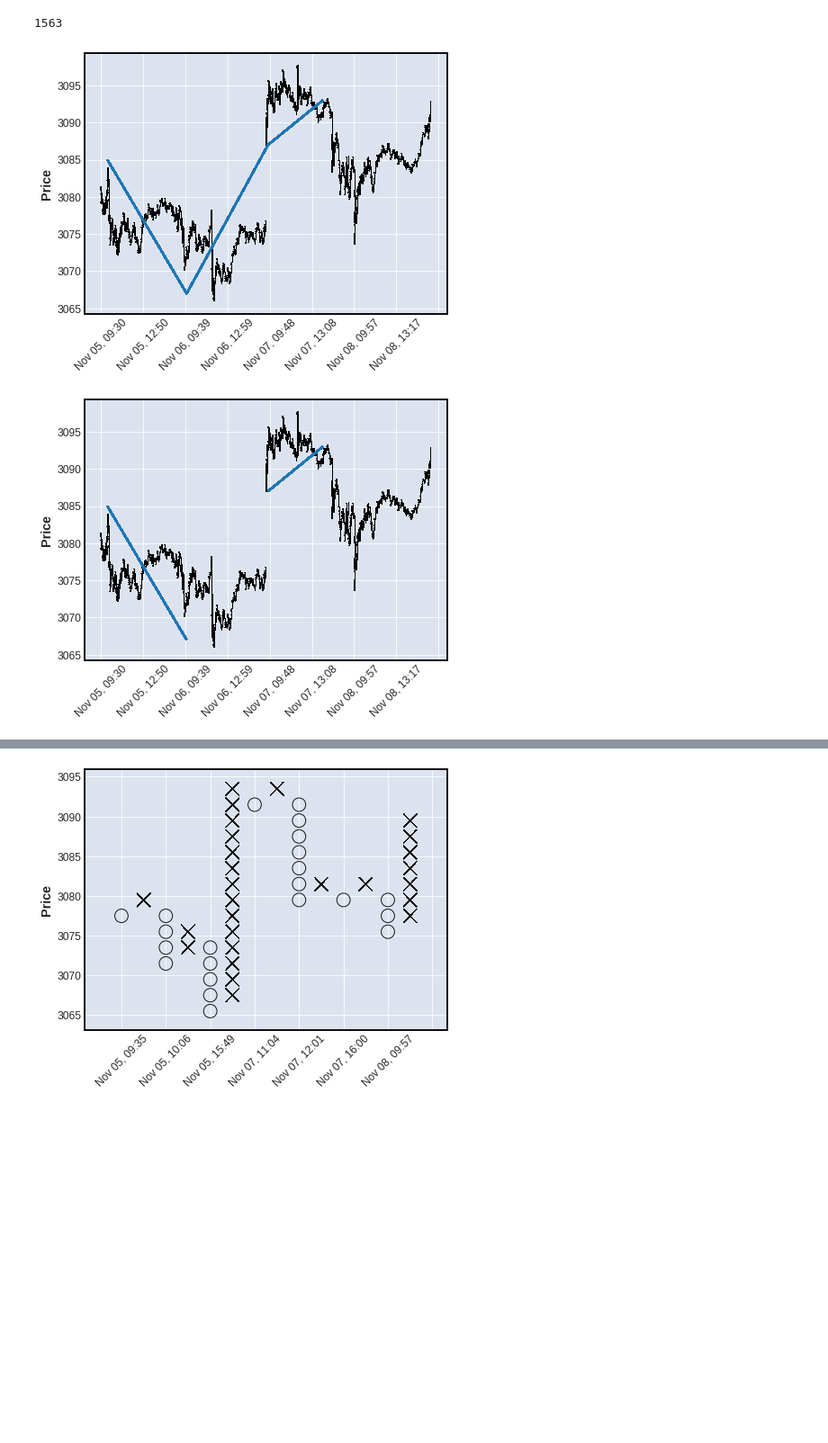
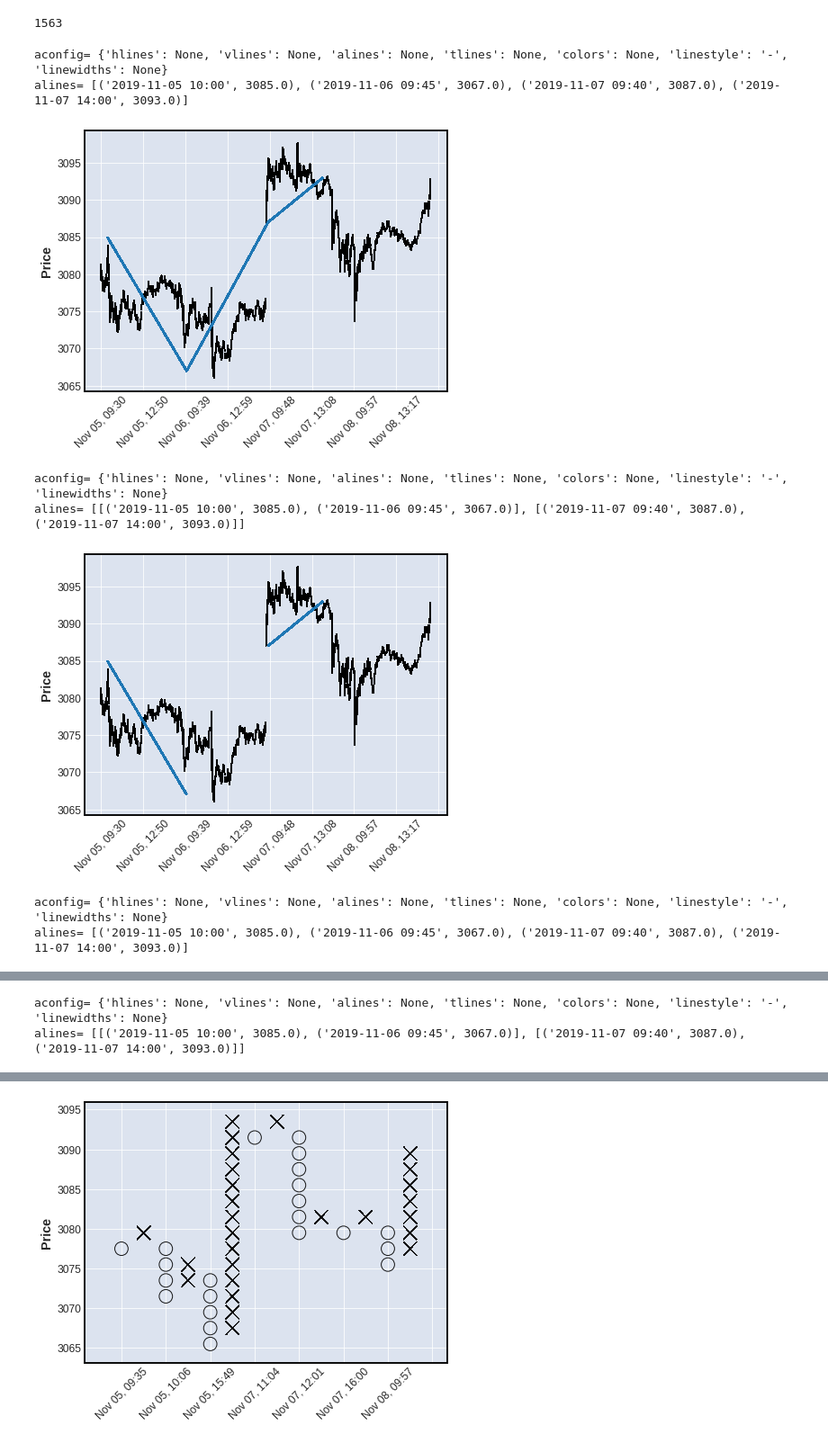
Before and after one commit to matplotlib/mplfinance, a Jupyter notebook: examples/scratch_pad/dev_alines.ipynb, the cells around one changed output, grey strips where cells are left out. Shown at 90% size. Cells and saved outputs as stored; diff of their text form; code cells hidden in the pictures; blank space fills up the shorter version.

Commit message:
implement dict() for vlines and alines

```diff
--- a/examples/scratch_pad/dev_alines.ipynb
+++ b/examples/scratch_pad/dev_alines.ipynb
@@ -303,16 +270,24 @@ len(idf)
 # %% [output]
 1563
 # %%
-mpf.plot(idf,type='candle',alines=segments1)#,figscale=3.0)
-mpf.plot(idf,type='candle',alines=segments2)#,figscale=3.0)
+mpf.plot(idf,type='ohlc',alines=segments1)#,figscale=3.0)
+mpf.plot(idf,type='ohlc',alines=segments2)#,figscale=3.0)
 
 mpf.plot(idf,type='candle',alines=segments1)
 mpf.plot(idf,type='candle',alines=segments2)
 
 mpf.plot(idf,type='line',alines=segments1)
 mpf.plot(idf,type='line',alines=segments2)
 # %% [output]
+aconfig= {'hlines': None, 'vlines': None, 'alines': None, 'tlines': None, 'colors': None, 'linestyle': '-', 'linewidths': None}
+alines= [('2019-11-05 10:00', 3085.0), ('2019-11-06 09:45', 3067.0), ('2019-11-07 09:40', 3087.0), ('2019-11-07 14:00', 3093.0)]
-[figure, old version]
+[figure, new version]
+aconfig= {'hlines': None, 'vlines': None, 'alines': None, 'tlines': None, 'colors': None, 'linestyle': '-', 'linewidths': None}
+alines= [[('2019-11-05 10:00', 3085.0), ('2019-11-06 09:45', 3067.0)], [('2019-11-07 09:40', 3087.0), ('2019-11-07 14:00', 3093.0)]]
-[figure, old version]
+[figure, new version]
+aconfig= {'hlines': None, 'vlines': None, 'alines': None, 'tlines': None, 'colors': None, 'linestyle': '-', 'linewidths': None}
+alines= [('2019-11-05 10:00', 3085.0), ('2019-11-06 09:45', 3067.0), ('2019-11-07 09:40', 3087.0), ('2019-11-07 14:00', 3093.0)]
 [figure]
+aconfig= {'hlines': None, 'vlines': None, 'alines': None, 'tlines': None, 'colors': None, 'linestyle': '-', 'linewidths': None}
+alines= [[('2019-11-05 10:00', 3085.0), ('2019-11-06 09:45', 3067.0)], [('2019-11-07 09:40', 3087.0), ('2019-11-07 14:00', 3093.0)]]
 [figure]
```
Also changed, not shown: parts of 15 cells of this notebook, 2 other files.
